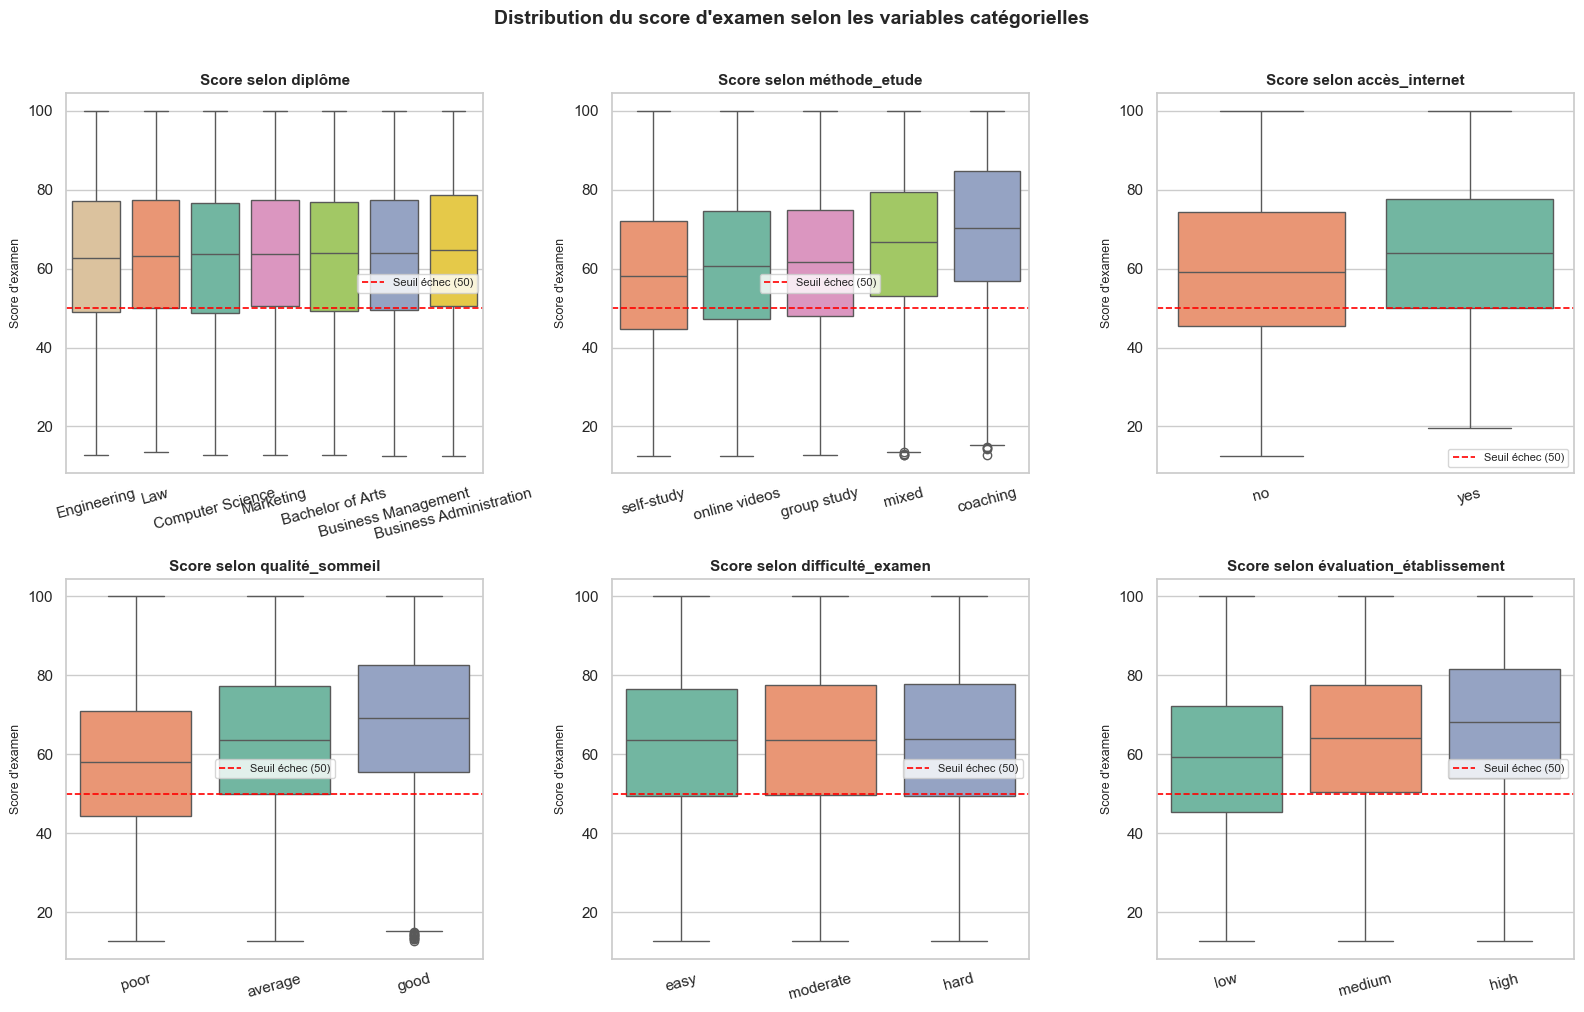
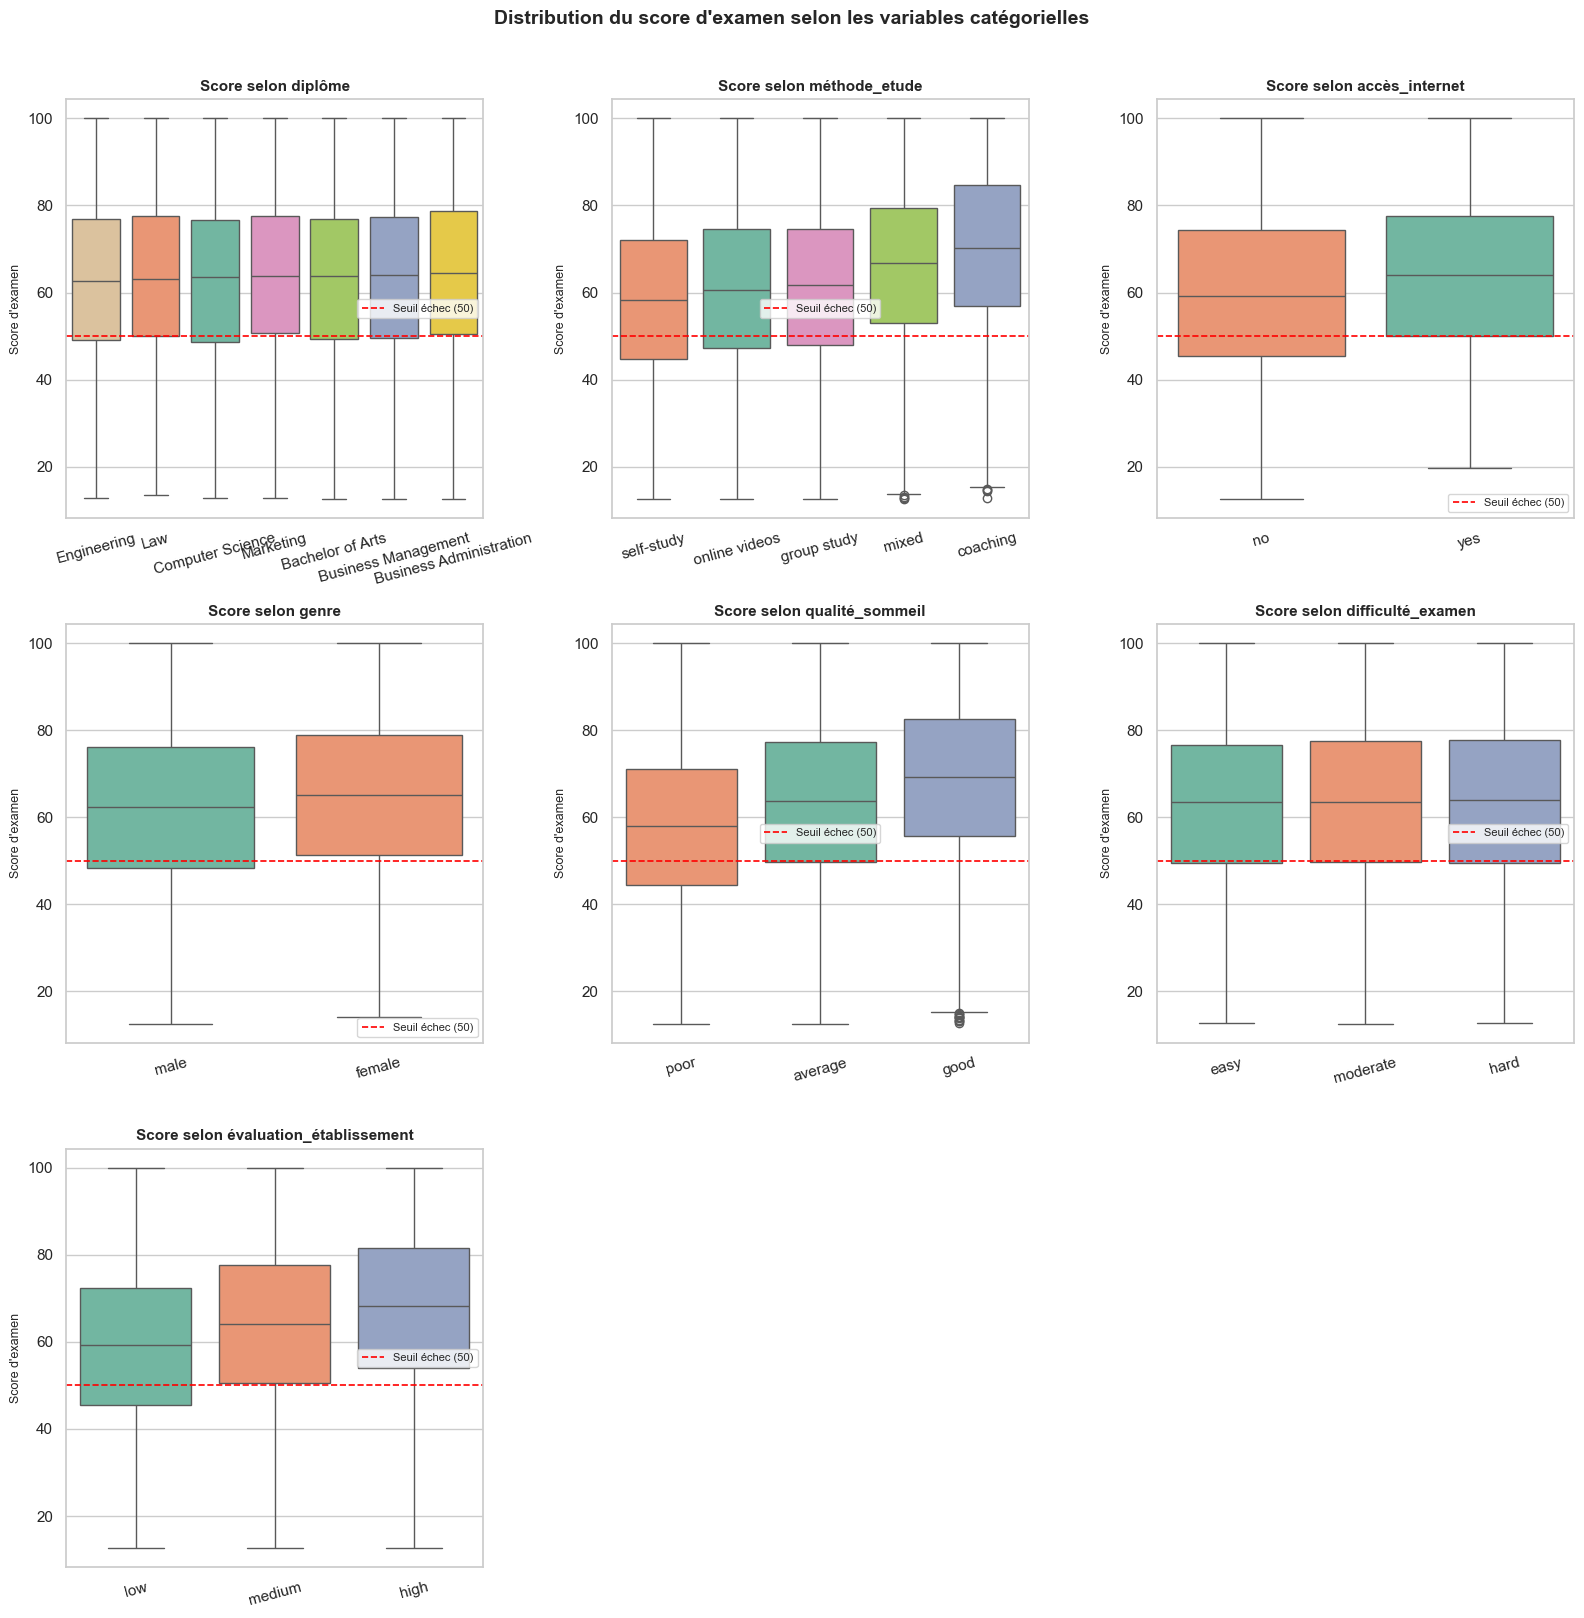
Unified diff of the notebook cell whose output changed from the first chart to the second:
--- before
+++ after
@@ -1,7 +1,7 @@
 cat_cols = [
-    'diplôme', 'méthode_etude', 'accès_internet',
+    'diplôme', 'méthode_etude', 'accès_internet', 'genre',
     'qualité_sommeil', 'difficulté_examen', 'évaluation_établissement'
 ]
-fig3, axes3 = plt.subplots(2, 3, figsize=(16, 10))
+fig3, axes3 = plt.subplots(3, 3, figsize=(16, 16))
 
 for ax, col in zip(axes3.flat, cat_cols):
@@ -16,4 +16,7 @@
     ax.legend(fontsize=8)
 
+for j in range(len(cat_cols), len(axes3.flat)): # hide empty graph place
+    axes3.flat[j].axis('off')
+
 fig3.suptitle(
     "Distribution du score d'examen selon les variables catégorielles",

Commit: add gender in graphe 3